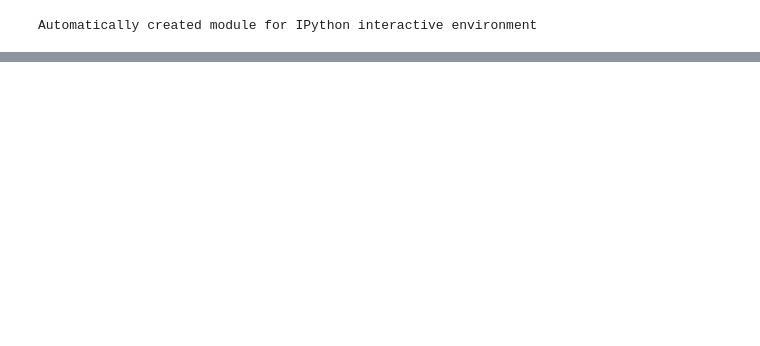
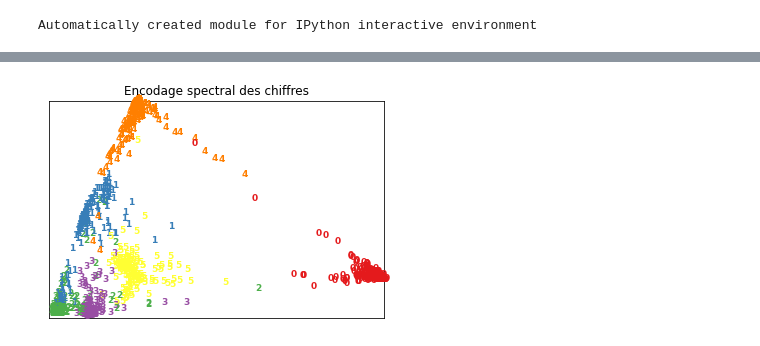
Before and after one commit to AstroPierre/Ecole-en-ligne-en-apprentissage-machine, a Jupyter notebook: Module_0_4_Transform.ipynb, the cells around one changed output, grey strips where cells are left out. Saved outputs shown, nothing was run; the diff lists cells and outputs as text; code cells hidden in the pictures; blank space fills up the shorter version.

```diff
--- a/Module_0_4_Transform.ipynb
+++ b/Module_0_4_Transform.ipynb
@@ -549,0 +522,7 @@ La colonne devant être encodée est spécifiée dans le constructeur [0] dans l
+# %%
+%%time
+embedder = manifold.SpectralEmbedding(n_components=n_components, random_state=0, eigen_solver="arpack")
+X_se = embedder.fit_transform(X)
+
+plot_embedding(X_se,"Encodage spectral des chiffres")
+# %% [output]
@@ -549,0 +530 @@ La colonne devant être encodée est spécifiée dans le constructeur [0] dans l
+[figure, added]
```
Also changed, not shown: parts of 69 cells of this notebook.
